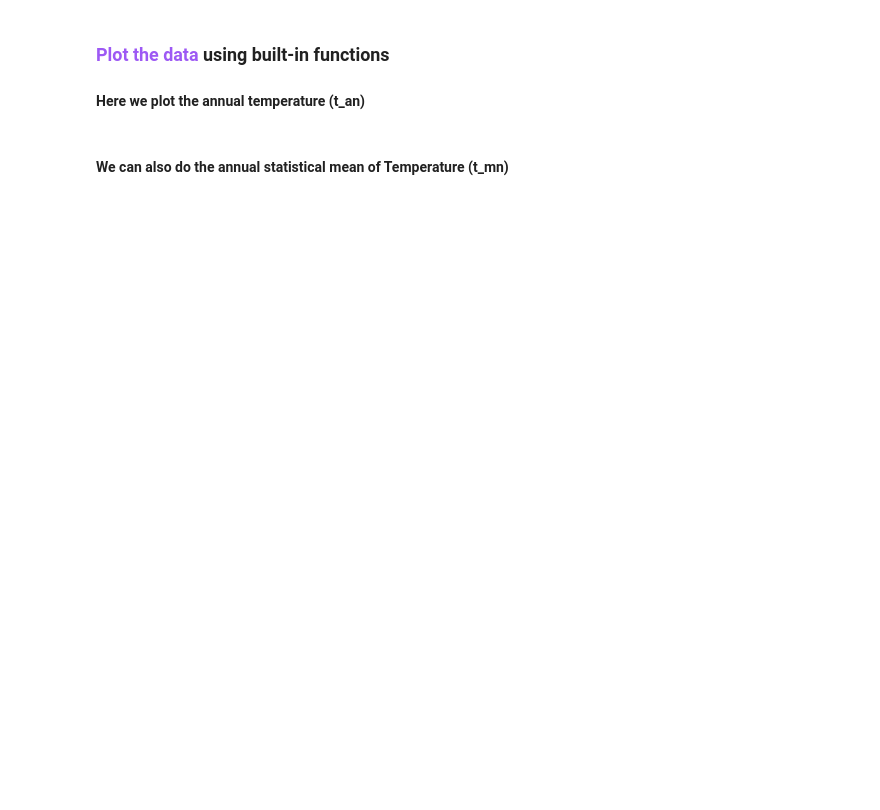
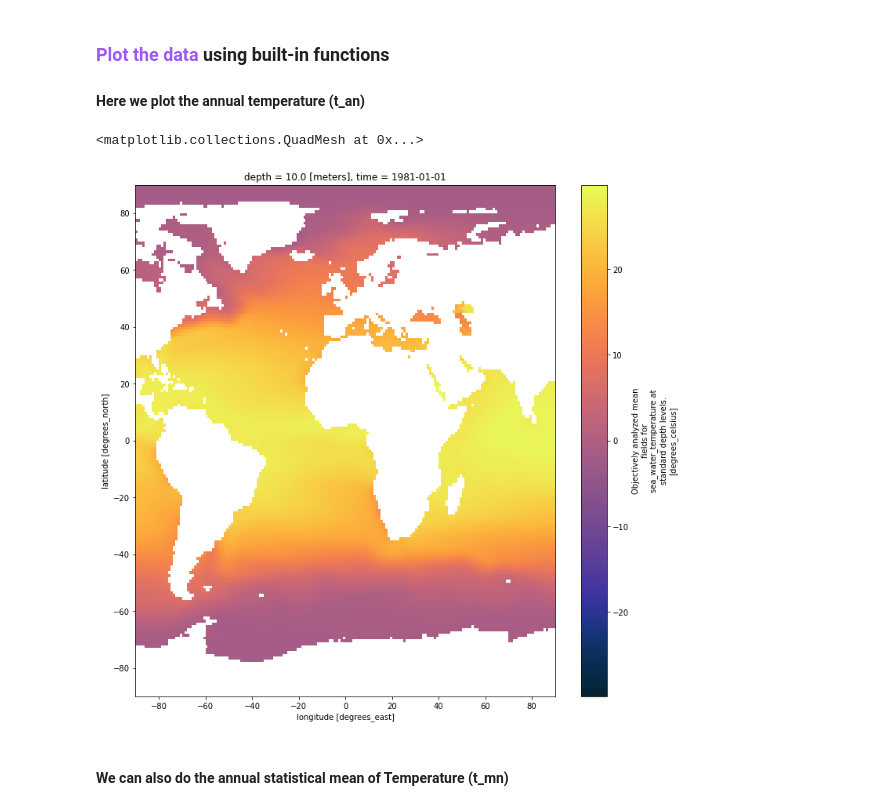
Before and after one commit to C4IROcean/OceanDataConnector, a Jupyter notebook: data/World Ocean Atlas/WorldOceanAtlas.ipynb, the cells around one changed output. Saved outputs shown, nothing was run; the diff lists cells and outputs as text; code cells hidden in the pictures; blank space fills up the shorter version.

```diff
--- a/data/World Ocean Atlas/WorldOceanAtlas.ipynb
+++ b/data/World Ocean Atlas/WorldOceanAtlas.ipynb
@@ -32,5 +71,5 @@ gd.datasets
 # %%
-woa = gd.open_dataset("World Ocean Atlas Temperature")
+woa=gd.open_dataset('World Ocean Atlas 2018 Temperature - 1degree - yearly')
 woa
 # %% [output]
 <xarray.Dataset>
@@ -57,11 +95,7 @@ More information about various methods that can be applied to an xarray dataset
 
 Here we slice on depth, and you can also slice on longitude and latitude ('lon' and 'lat')
 # %%
-ds_slice = woa.sel(
-    depth=10,
-    lon=slice(-90, 90),
-    lat=slice(-180, 180),
-)
+ds_slice=woa.sel(depth=10,lon=slice(-90,90), lat=slice(-180, 180), )
 ds_slice
 # %% [output]
 <xarray.Dataset>
@@ -89,7 +147,10 @@ SyntaxError: invalid syntax (200149598.py, line 1)
 ### <span style='color:#9D59F4'> **Plot the data** </span> using built-in functions
 #### Here we plot the annual temperature (t_an)
 # %%
-ds_slice.t_an.plot(figsize=(12, 12))
+ds_slice.t_an.plot(figsize=(12,12), cmap=cmocean.cm.thermal)
+# %% [output]
+<matplotlib.collections.QuadMesh at 0x...>
+[figure, added]
 # %% [markdown]
 #### We can also do the annual statistical mean of Temperature (t_mn)
 # %%
```
Also changed, not shown: parts of 34 cells of this notebook.
